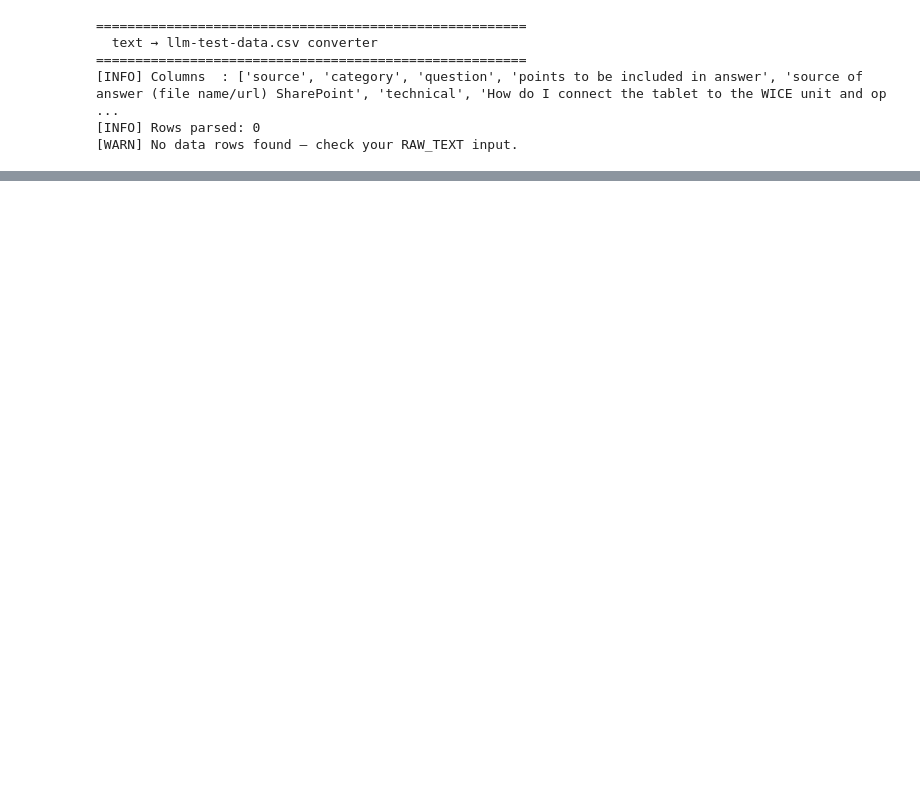
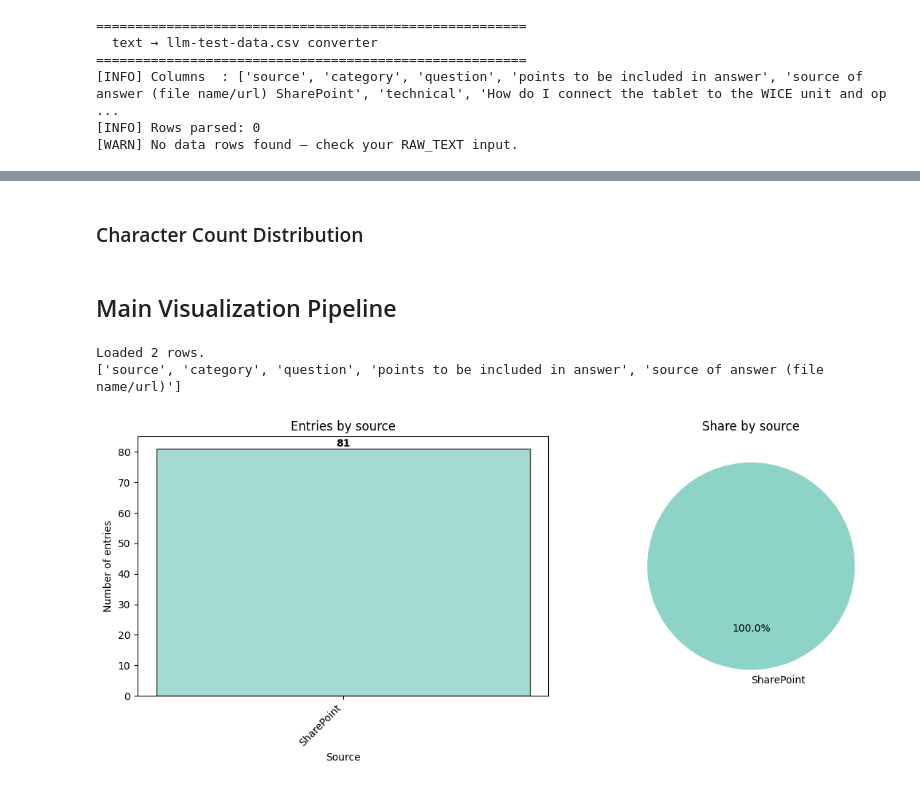
Before and after one commit to punnoose-1620/masters-thesis-sensor-data, a Jupyter notebook: CSV_Builder.ipynb, the cells around one changed output, grey strips where cells are left out. Drawn from its saved outputs; the diff is of its cells as text; code cells hidden in the pictures; blank space fills up the shorter version.

Commit message:
Visualize and Analyze tester data

```diff
--- a/CSV_Builder.ipynb
+++ b/CSV_Builder.ipynb
@@ -29,7 +31,7 @@ RAW_TEXT = """
 # %% [markdown]
 ### CONFIG
 # %%
-OUTPUT_FILE = "llm-test-data.csv"
+OUTPUT_FILE = "llm-tester.csv"
 # %% [markdown]
 ## Essential Functions
 # %% [markdown]
@@ -114,0 +121,8 @@ except Exception as e:
+# %%
+def read_llm_tester_csv():
+    """Read all data from llm-tester.csv; returns (headers, rows)."""
+    with open(OUTPUT_FILE, 'r', encoding='utf-8') as f:
+        reader = csv.reader(f)
+        headers = next(reader)
+        rows = list(reader)
+    return headers, rows
@@ -114,0 +131,11 @@ except Exception as e:
+# %%
+def get_source(row, col_idx, SOURCE_COL):
+    if isinstance(row, dict):
+        val = row.get(SOURCE_COL) or ''
+    elif isinstance(row, (list, tuple)) and len(row) > col_idx:
+        val = row[col_idx]
+    else:
+        val = ''
+    if not isinstance(val, str):
+        val = str(val) if val is not None else ''
+    return val.strip() or '(empty)'
@@ -114,0 +438,2 @@ except Exception as e:
+# %% [markdown]
+### Character Count Distribution
@@ -114,0 +456,13 @@ except Exception as e:
+# %% [markdown]
+## Main Visualization Pipeline
+# %%
+data = read_llm_tester_csv()
+print(f"Loaded {len(data)} rows.")
+print(data[0])  # first row as dict
+# %% [output]
+Loaded 2 rows.
+['source', 'category', 'question', 'points to be included in answer', 'source of answer (file name/url)']
+# %%
+visualize_source_distribution(data)
+# %% [output]
+[figure, added]
```
Also changed, not shown: parts of 27 cells of this notebook.
